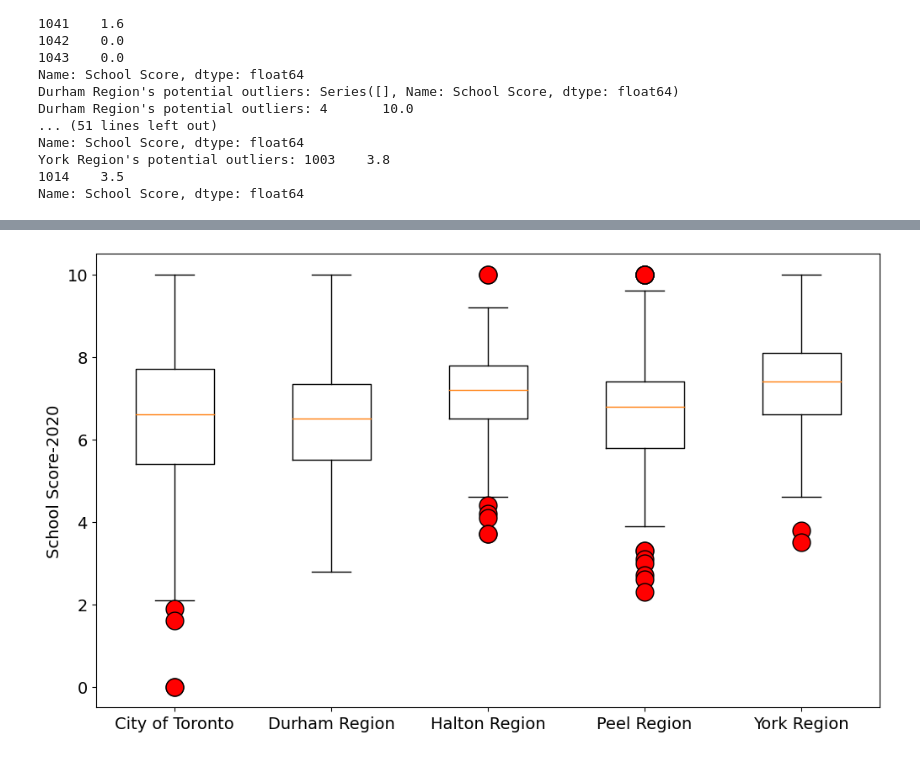
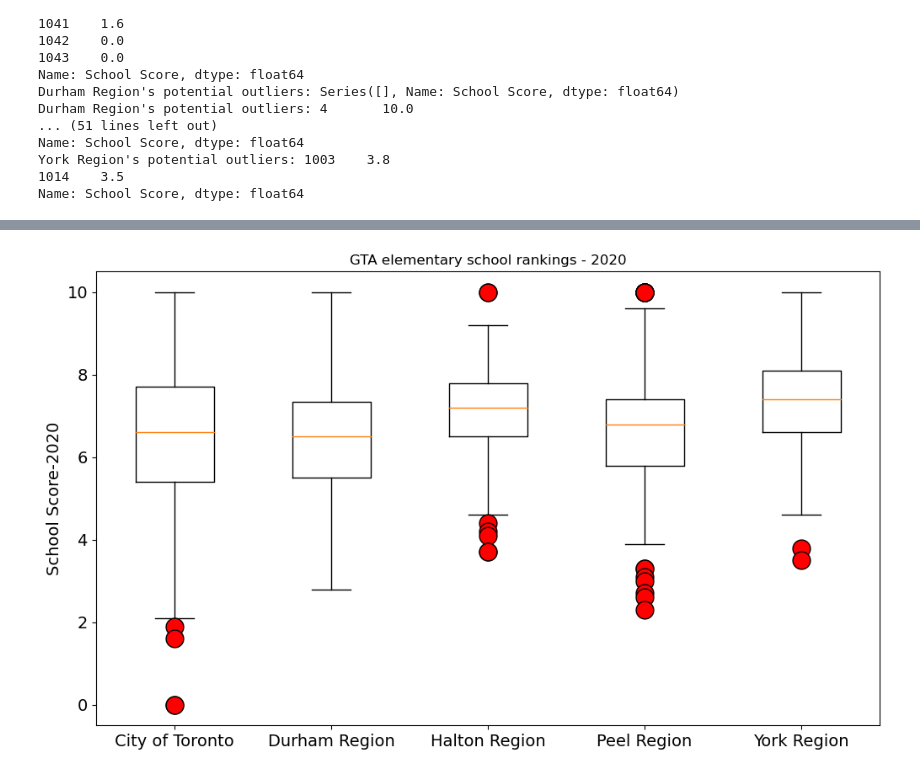
Before and after one commit to Dav5T/Grp-Project-1---Housing-Price, a Jupyter notebook: Arefins branch/Analysis_1_school_score_analysis_Final.ipynb, the cells around one changed output, grey strips where cells are left out. Cells and saved outputs as stored; diff of their text form; code cells hidden in the pictures.

```diff
--- a/Arefins branch/Analysis_1_school_score_analysis_Final.ipynb
+++ b/Arefins branch/Analysis_1_school_score_analysis_Final.ipynb
@@ -181,12 +183,13 @@ plt.show()
 # %%
 # Generate a box plot that shows the distrubution of the tumor volume for each treatment group.
 import numpy as np
 plt.figure(figsize=(12,7))
 plt.boxplot(school_score_list_2020, labels = region_list,
             flierprops={'marker': 'o', 'markersize': 15, 'markerfacecolor': 'red'})
 plt.xticks(fontsize = 14)
 plt.yticks(fontsize = 14)
 plt.ylabel('School Score-2020', fontsize = 14)
+plt.title("GTA elementary school rankings - 2020")
 plt.show()
 # %% [output]
-[figure, old version]
+[figure, new version]
```
Also changed, not shown: parts of 2 cells of this notebook, 4 other files.
